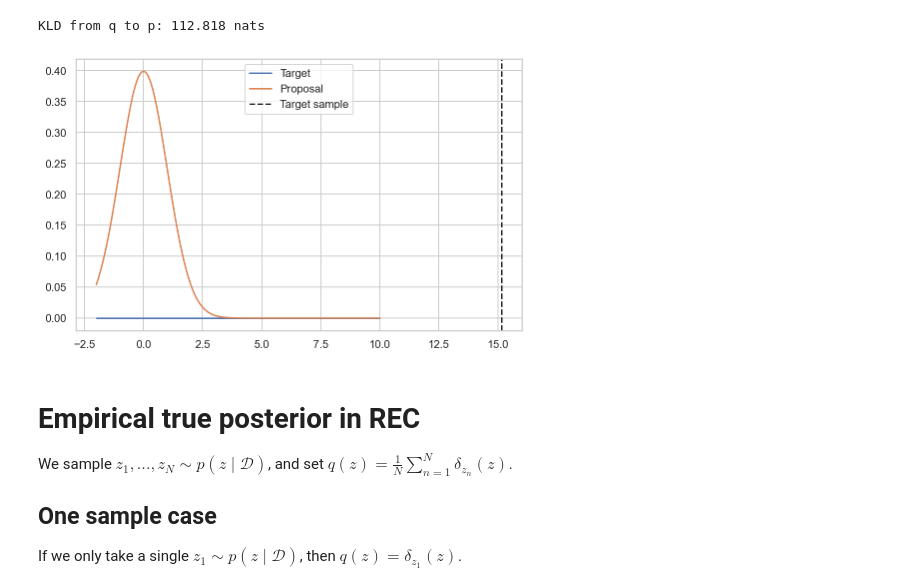
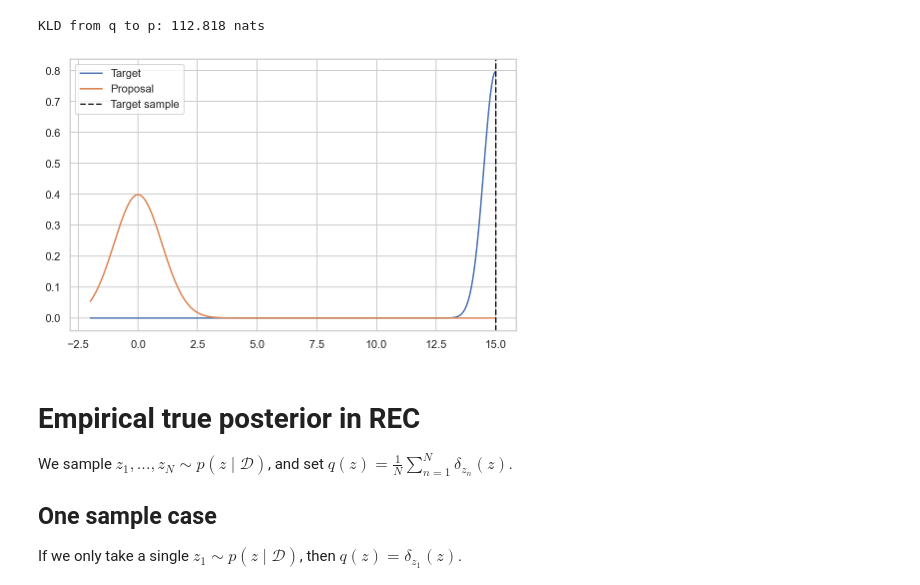
Before and after one commit to Bottledd/iREC, a Jupyter notebook: notebooks/Relative Entropy Coding with True Posterior.ipynb, the cells around one changed output. Cells and saved outputs as stored; diff of their text form; code cells hidden in the pictures.

```diff
--- a/notebooks/Relative Entropy Coding with True Posterior.ipynb
+++ b/notebooks/Relative Entropy Coding with True Posterior.ipynb
@@ -21,36 +21,36 @@ q_loc = 15.
 q_var = 0.25
 
 p_loc = 0.
 p_var = 1.
 
 q = tfd.Normal(loc=q_loc, scale=tfm.sqrt(q_var))
 p = tfd.Normal(loc=p_loc, scale=tfm.sqrt(p_var))
 
-z_samp = q.sample(1)
+z_samp = 15.
 
 total_kl = tfd.kl_divergence(q, p)
 
 print(f"KLD from q to p: {total_kl:.3f} nats")
 
 # ================================
 # Plot stuff
 # ================================
 
-xs = tf.linspace(-2., 10., 300)
+xs = tf.linspace(-2., 15., 300)
 
 fig, ax = plt.subplots(figsize=(8, 5))
 
 ax.plot(xs, q.prob(xs), label="Target")
 ax.plot(xs, p.prob(xs), label="Proposal")
 
 ax.axvline(z_samp, c='k', ls='--', label="Target sample")
 
 ax.legend()
 
 plt.show()
 # %% [output]
 KLD from q to p: 112.818 nats
-[figure, old version]
+[figure, new version]
 # %% [markdown]
 # Empirical true posterior in REC
 
```
Also changed, not shown: parts of 4 cells of this notebook, 8 other files.
